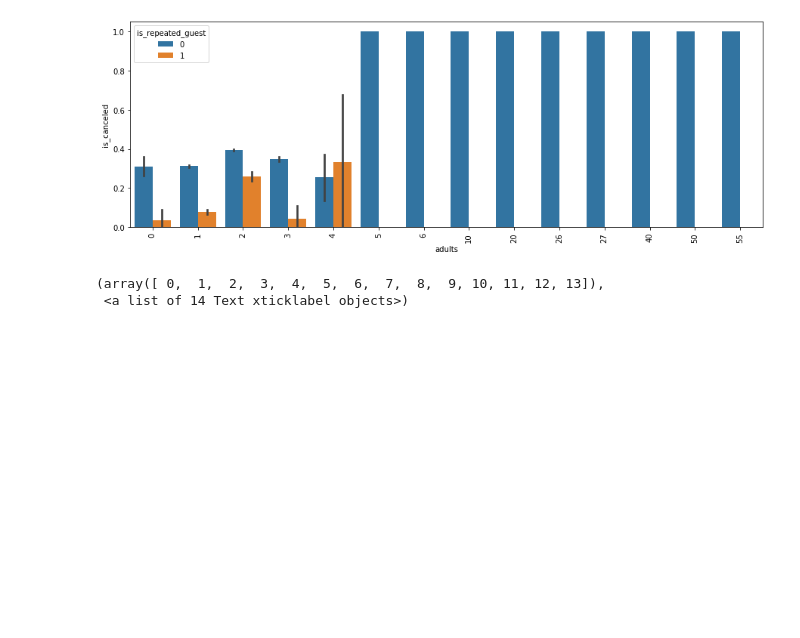
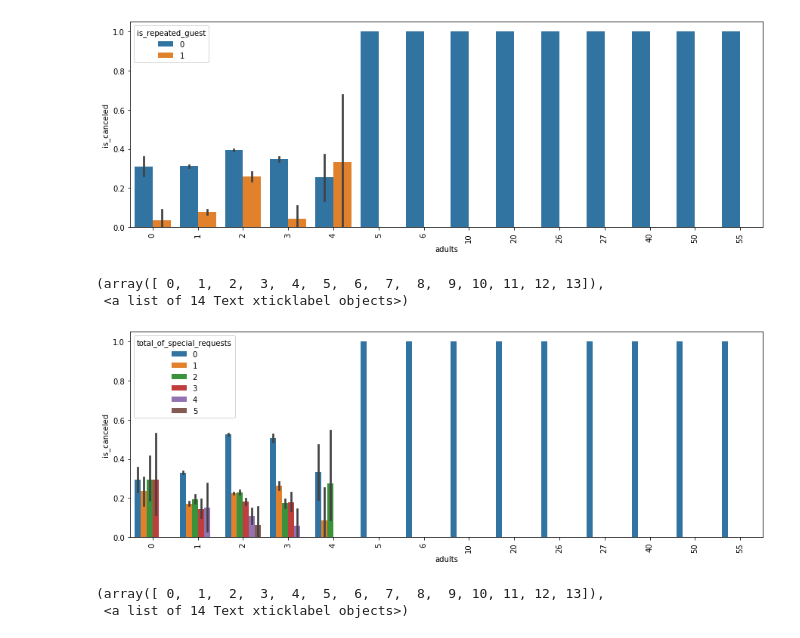
Before and after one commit to JusiaJusia/Machine_Learning, a Jupyter notebook: Dataset preparation .ipynb, the cells around one changed output. Drawn from its saved outputs; the diff is of its cells as text; code cells hidden in the pictures; blank space fills up the shorter version.

Commit message:
data visualization code

```diff
--- a/Dataset preparation .ipynb
+++ b/Dataset preparation .ipynb
@@ -140,8 +140,12 @@ plt.xticks(rotation=90)
 [figure]
 # %%
 plt.figure(figsize=(15,5))
-sns.barplot(x='adults', y='is_canceled', hue='is_repeated_guest', data=dataset)
+sns.barplot(x='adults', y='is_canceled', hue='total_of_special_requests', data=dataset)
 plt.xticks(rotation=90)
+# %% [output]
+(array([ 0,  1,  2,  3,  4,  5,  6,  7,  8,  9, 10, 11, 12, 13]),
+ <a list of 14 Text xticklabel objects>)
+[figure, added]
 # %%
 plt.figure(figsize=(15,5))
 sns.barplot(x='adults', y='is_canceled', hue='babies', data=dataset)
```
Also changed, not shown: parts of 1 cell of this notebook.
